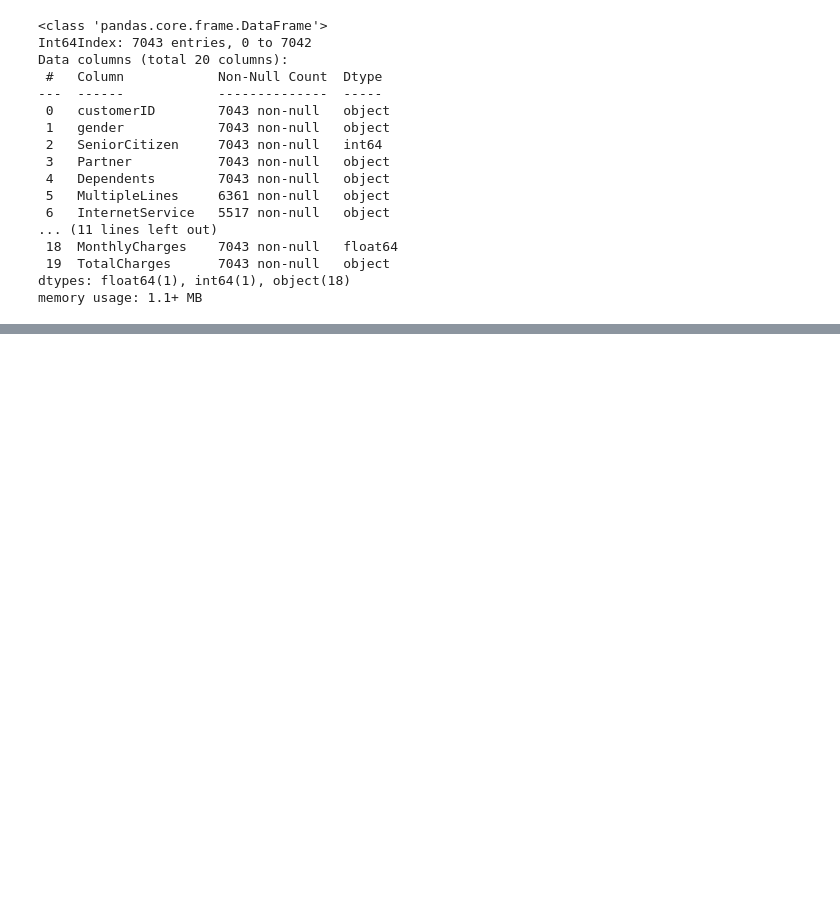
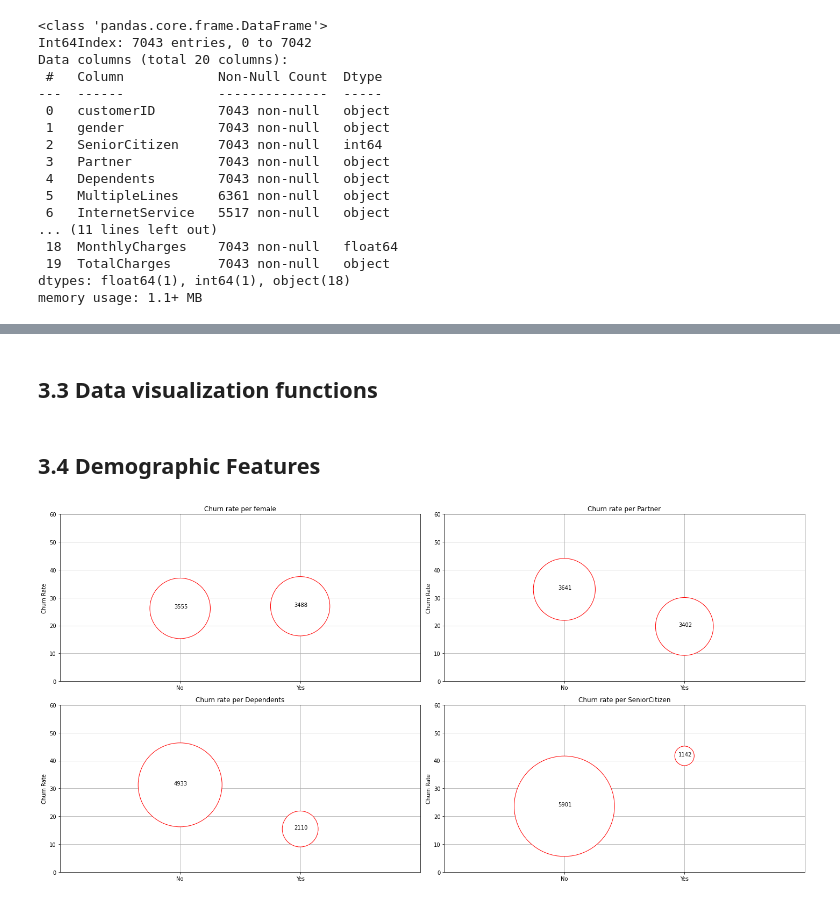
Before and after one commit to dnevo/Practicum, a Jupyter notebook: S17_Final_Project.ipynb, the cells around one changed output, grey strips where cells are left out. Drawn from its saved outputs; the diff is of its cells as text; code cells hidden in the pictures; blank space fills up the shorter version.

```diff
--- a/S17_Final_Project.ipynb
+++ b/S17_Final_Project.ipynb
@@ -62,0 +146,10 @@ df_customer['months'] = (df_customer['EndDate'] - df_customer['BeginDate']).dt.d
+# %%
+df_customer['fiber_optic'] = df_customer['InternetService'] == 'Fiber optic'
+df_customer['fiber_optic'] = df_customer['fiber_optic'].replace({True: 'Yes', False: 'No'})
+# %%
+df_customer['multi_lines'] = df_customer['MultipleLines'] == 'Yes'
+df_customer['multi_lines'] = df_customer['multi_lines'].replace({True: 'Yes', False: 'No'})
+# %%
+df_customer.drop(columns=['gender', 'InternetService', 'MultipleLines'], inplace=True)
+# %% [markdown]
+## 3.3 Data visualization functions
@@ -62,0 +163,28 @@ df_customer['months'] = (df_customer['EndDate'] - df_customer['BeginDate']).dt.d
+# %%
+def plot_churn_per_attrib(attrib, icol, irow):
+    df = df_customer.pivot_table(index=[attrib], columns='churn', values='customerID', aggfunc='count')
+    df['category_size'] = df[0] + df[1]
+    df['churn_rate'] = 100*df[1] / df['category_size']
+    df['markersize'] = np.square(df['category_size'])/1000 + 2 # to edit this function depending on min, max, and range of values
+    #df.sort_values(by='churn_rate', ascending=False, inplace=True)
+    axs[icol][irow].scatter(df.index, df['churn_rate'], s = df.markersize, edgecolors = "red", c = "white", zorder = 2)
+    axs[icol][irow].grid(ls = "-", zorder = 1) # plot grid behind markers
+
+    for i in range(len(df['category_size'])):
+        axs[icol][irow].annotate(str(df['category_size'][i]),xy=(i,df['churn_rate'][i]),xytext=(i-0.05, df['churn_rate'][i]))
+    axs[icol][irow].set_ylim(0, 60)
+    axs[icol][irow].set_xlim(left=-1,right=len(df))
+    axs[icol][irow].set_title(f'Churn rate per {attrib}')
+    axs[icol][irow].set_ylabel('Churn Rate')
+    #ax.show()
+# %% [markdown]
+## 3.4 Demographic Features
+# %%
+fig, axs = plt.subplots(2,2,figsize=(20,10))
+plot_churn_per_attrib('female',0,0)
+plot_churn_per_attrib('Partner',0,1)
+plot_churn_per_attrib('Dependents',1,0)
+plot_churn_per_attrib('SeniorCitizen',1,1)
+fig.tight_layout()
+# %% [output]
+[figure, added]
```
Also changed, not shown: parts of 64 cells of this notebook.
